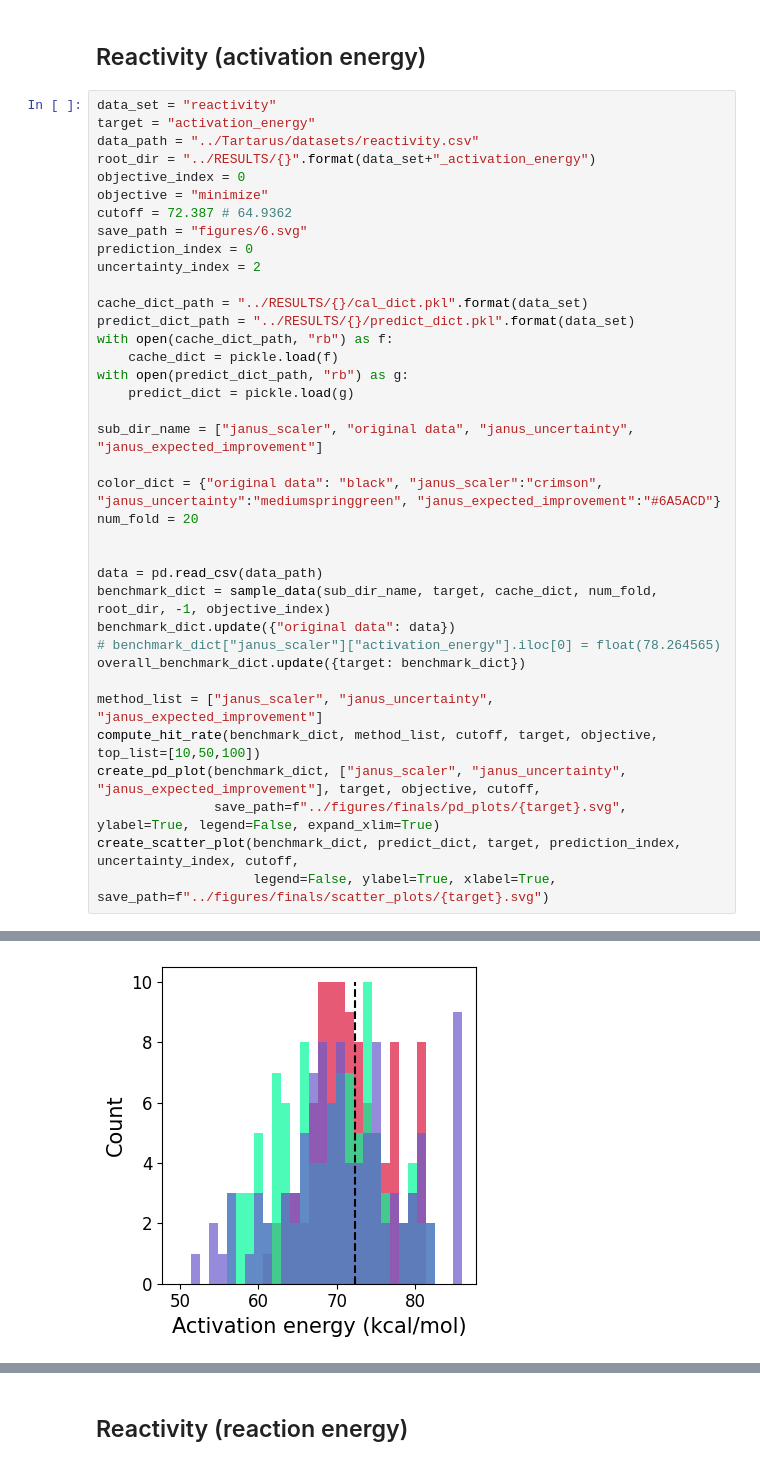
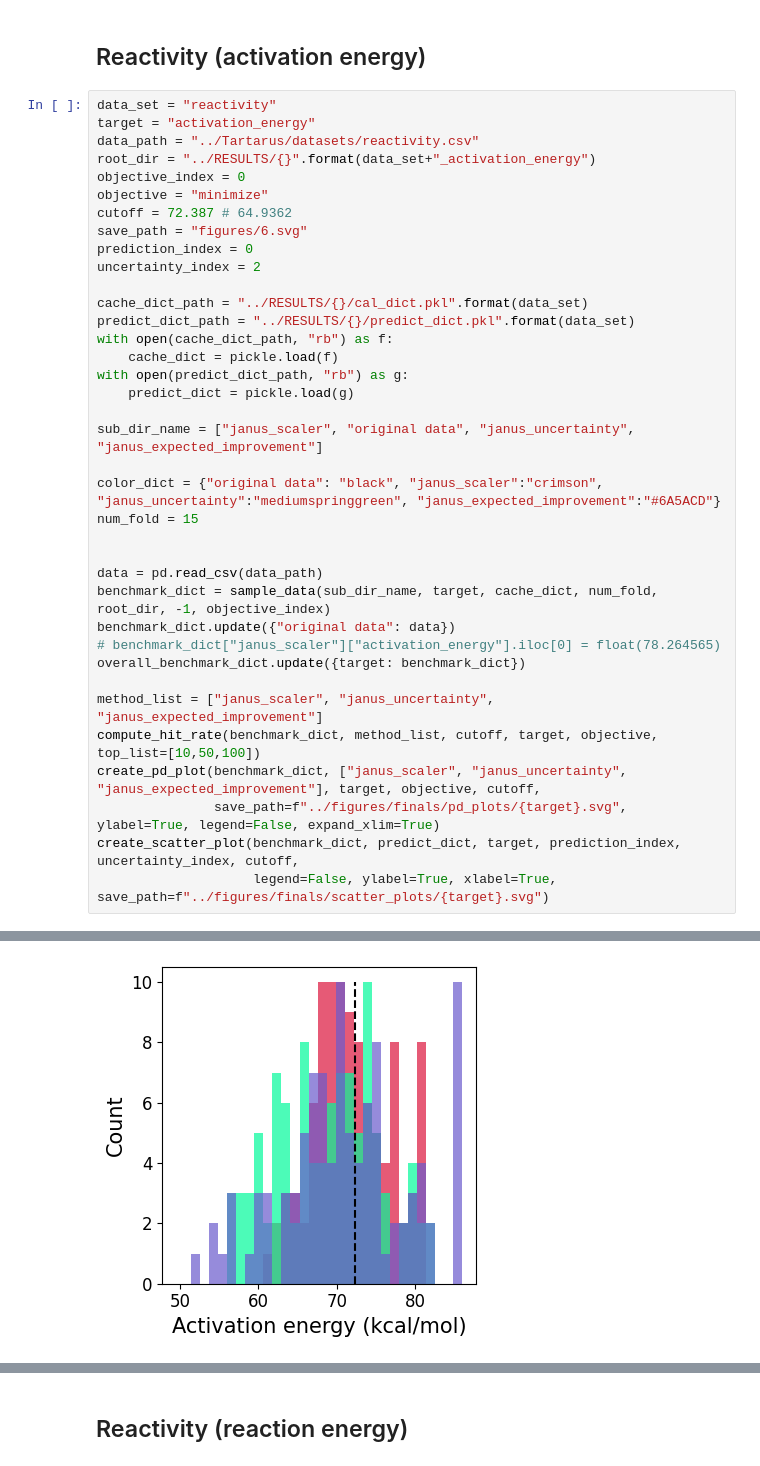
Before and after one commit to Lung-Yi/uncmoo, a Jupyter notebook: scripts_analyze/analyze_single_objective.ipynb, the cells around one changed output, grey strips where cells are left out. Drawn from its saved outputs; the diff is of its cells as text.

```diff
--- a/scripts_analyze/analyze_single_objective.ipynb
+++ b/scripts_analyze/analyze_single_objective.ipynb
@@ -563,7 +563,7 @@ with open(predict_dict_path, "rb") as g:
 sub_dir_name = ["janus_scaler", "original data", "janus_uncertainty", "janus_expected_improvement"]
 
 color_dict = {"original data": "black", "janus_scaler":"crimson", "janus_uncertainty":"mediumspringgreen", "janus_expected_improvement":"#6A5ACD"}
-num_fold = 20
+num_fold = 15
 
 
 data = pd.read_csv(data_path)
@@ -591,4 +591,4 @@ janus_expected_improvement, top-100 hit rate: 57.99999999999999%
-[figure, old version]
+[figure, new version]
 [figure]
 # %% [markdown]
 ## Reactivity (reaction energy)
```
Also changed, not shown: parts of 1 cell of this notebook.
